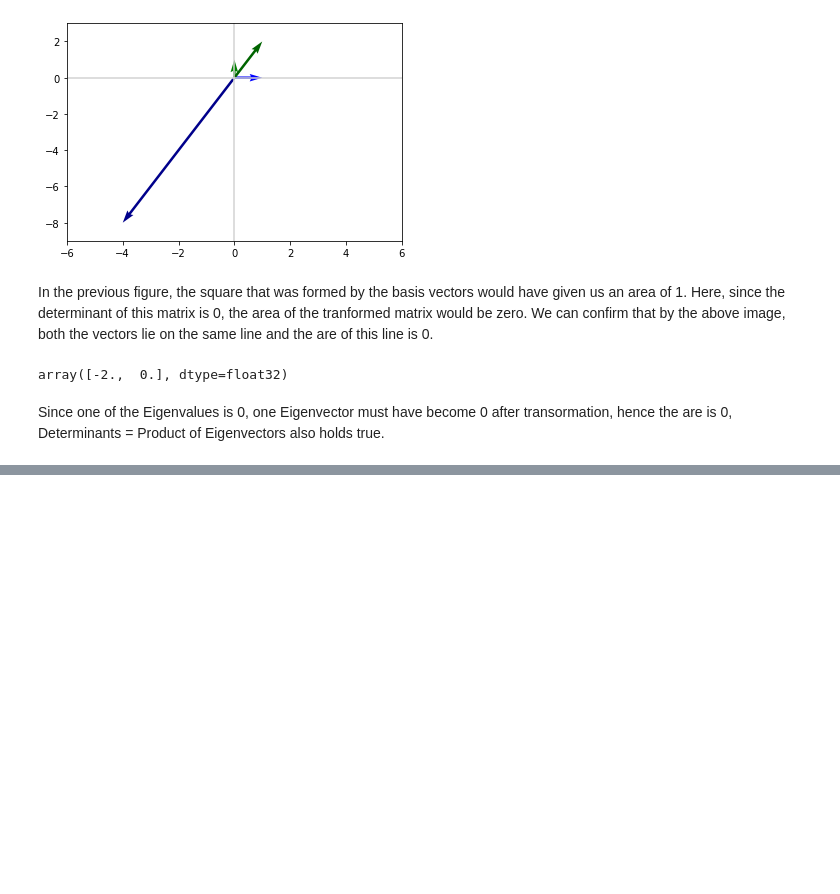
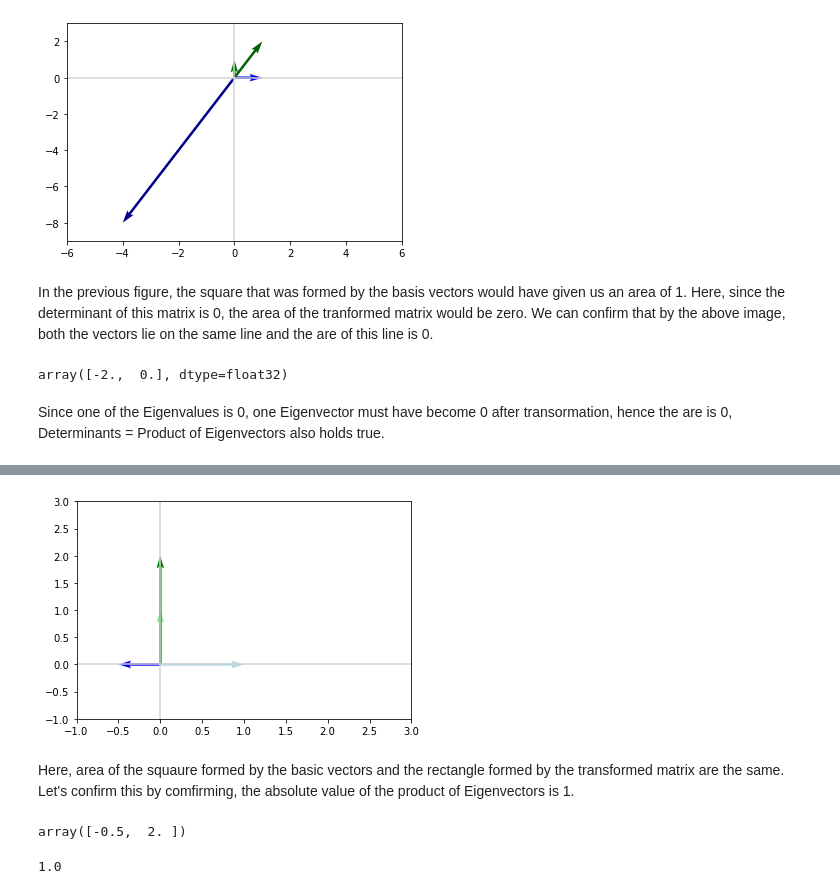
Before and after one commit to Sanjeevk26/MathsForML, a Jupyter notebook: Linear Algebra/11) Determinants.ipynb, the cells around one changed output, grey strips where cells are left out. Saved outputs shown, nothing was run; the diff lists cells and outputs as text; code cells hidden in the pictures; blank space fills up the shorter version.

```diff
--- a/Linear Algebra/11) Determinants.ipynb
+++ b/Linear Algebra/11) Determinants.ipynb
@@ -215,0 +270,18 @@ Since one of the Eigenvalues is 0, one Eigenvector must have become 0 after tran
+# %%
+plot_vectors([vectorfy(B, 0), vectorfy(B, 1), vectorfy(JB, 0), vectorfy(JB, 1)],
+            ['lightblue', 'lightgreen', 'blue', 'green'])
+plt.xlim(-1, 3)
+_ = plt.ylim(-1, 3)
+# %% [output]
+[figure, added]
+# %% [markdown]
+Here, area of the squaure formed by the basic vectors and the rectangle formed by the transformed matrix are the same. Let's confirm this by comfirming,  the absolute value of the product of Eigenvectors is 1.
+# %%
+lambdas, V = np.linalg.eig(J)
+lambdas
+# %% [output]
+array([-0.5,  2. ])
+# %%
+np.abs(np.product(lambdas))
+# %% [output]
+1.0
```
Also changed, not shown: parts of 12 cells of this notebook.
